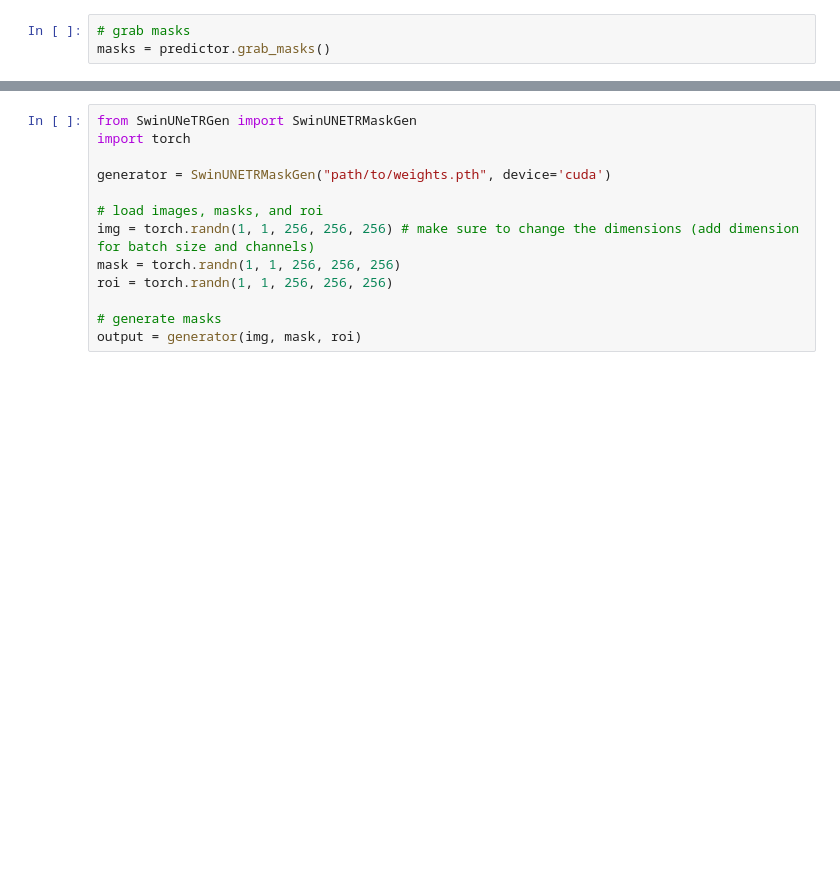
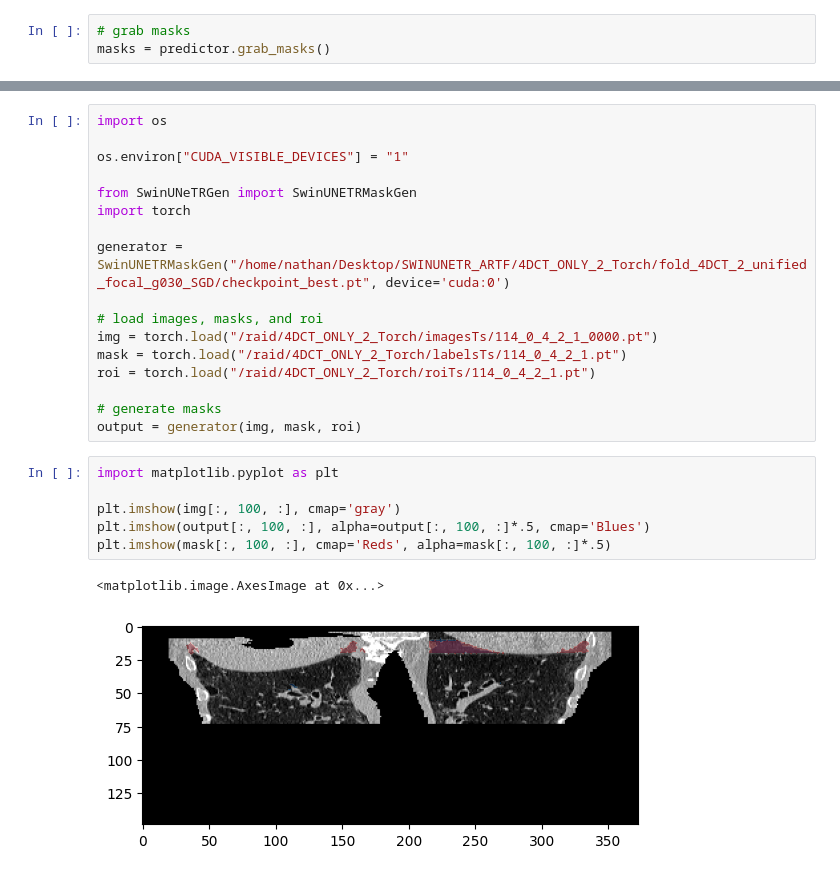
Before and after one commit to DMIC-Lab/segmentation_generator, a Jupyter notebook: tutorial.ipynb, the cells around one changed output, grey strips where cells are left out. Drawn from its saved outputs; the diff is of its cells as text; blank space fills up the shorter version.

```diff
--- a/tutorial.ipynb
+++ b/tutorial.ipynb
@@ -41,13 +38,26 @@ print(image_1.shape)
-# %%
-from SwinUNeTRGen import SwinUNETRMaskGen
-import torch
-
-generator = SwinUNETRMaskGen("path/to/weights.pth", device='cuda')
-
-# load images, masks, and roi
-img = torch.randn(1, 1, 256, 256, 256) # make sure to change the dimensions (add dimension for batch size and channels)
-mask = torch.randn(1, 1, 256, 256, 256)
-roi = torch.randn(1, 1, 256, 256, 256)
-
-# generate masks
-output = generator(img, mask, roi)
+# %%
+import os
+
+os.environ["CUDA_VISIBLE_DEVICES"] = "1"
+
+from SwinUNeTRGen import SwinUNETRMaskGen
+import torch
+
+generator = SwinUNETRMaskGen("/home/nathan/Desktop/SWINUNETR_ARTF/4DCT_ONLY_2_Torch/fold_4DCT_2_unified_focal_g030_SGD/checkpoint_best.pt", device='cuda:0')
+
+# load images, masks, and roi
+img = torch.load("/raid/4DCT_ONLY_2_Torch/imagesTs/114_0_4_2_1_0000.pt")
+mask = torch.load("/raid/4DCT_ONLY_2_Torch/labelsTs/114_0_4_2_1.pt")
+roi = torch.load("/raid/4DCT_ONLY_2_Torch/roiTs/114_0_4_2_1.pt")
+
+# generate masks
+output = generator(img, mask, roi)
+# %%
+import matplotlib.pyplot as plt
+
+plt.imshow(img[:, 100, :], cmap='gray')
+plt.imshow(output[:, 100, :], alpha=output[:, 100, :]*.5, cmap='Blues')
+plt.imshow(mask[:, 100, :], cmap='Reds', alpha=mask[:, 100, :]*.5)
+# %% [output]
+<matplotlib.image.AxesImage at 0x...>
+[figure, added]
```
Also changed, not shown: parts of 1 cell of this notebook, 3 other files.
